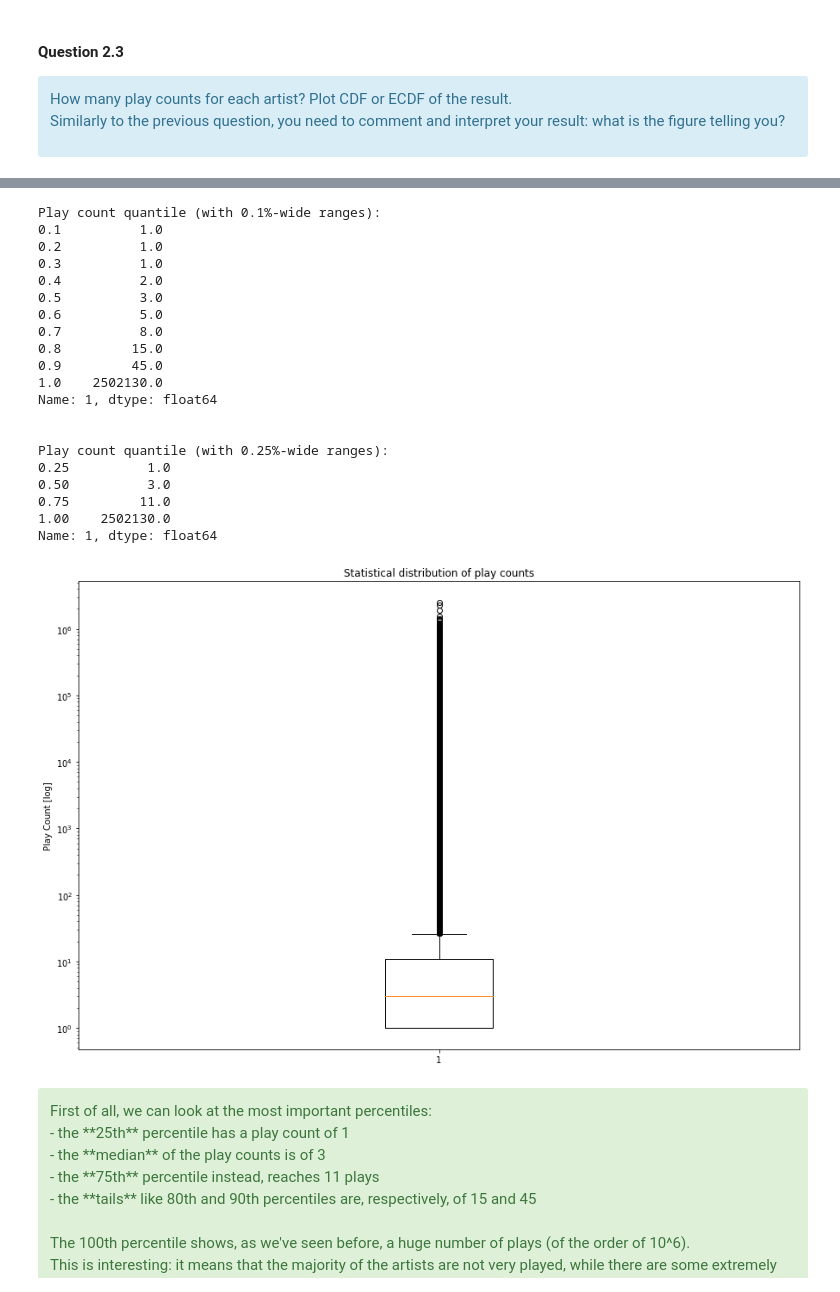
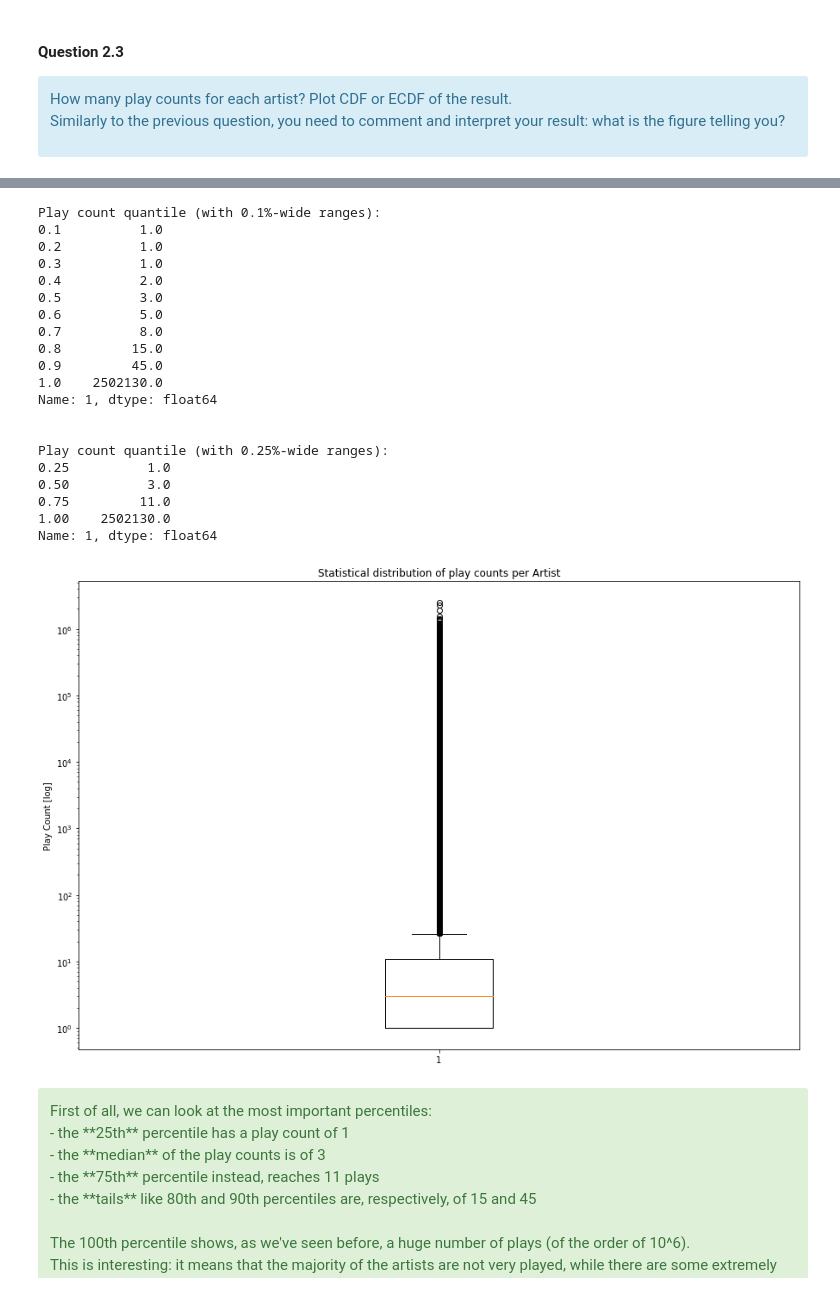
Before and after one commit to lomluca/aml, a Jupyter notebook: RecSys.ipynb, the cells around one changed output, grey strips where cells are left out. Cells and saved outputs as stored; diff of their text form; code cells hidden in the pictures.

```diff
--- a/RecSys.ipynb
+++ b/RecSys.ipynb
@@ -420,35 +422,35 @@ print()
 print()
 
 # Y-LOGARITHMIC BOXPLOT
 plt.figure(figsize=(15,10))
 plt.boxplot(Y)
 plt.yscale('log')
 plt.ylabel('Play Count [log]')
-plt.title('Statistical distribution of play counts')
+plt.title('Statistical distribution of play counts per Artist')
 plt.show()
 # %% [output]
 [figure]
 Play count quantile (with 0.1%-wide ranges):
 0.1          1.0
 0.2          1.0
 0.3          1.0
 0.4          2.0
 0.5          3.0
 0.6          5.0
 0.7          8.0
 0.8         15.0
 0.9         45.0
 1.0    2502130.0
 Name: 1, dtype: float64
 
 
 Play count quantile (with 0.25%-wide ranges):
 0.25          1.0
 0.50          3.0
 0.75         11.0
 1.00    2502130.0
 Name: 1, dtype: float64
-[figure, old version]
+[figure, new version]
 # %% [markdown]
 <div class="alert alert-success">
 First of all, we can look at the most important percentiles:<br>
```
Also changed, not shown: parts of 48 cells of this notebook.
